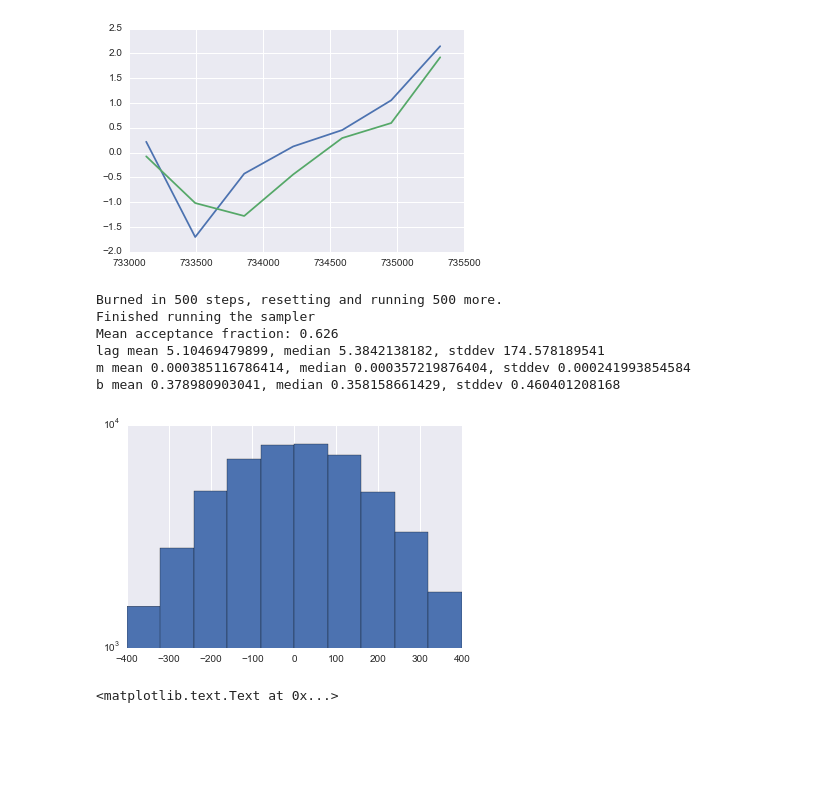
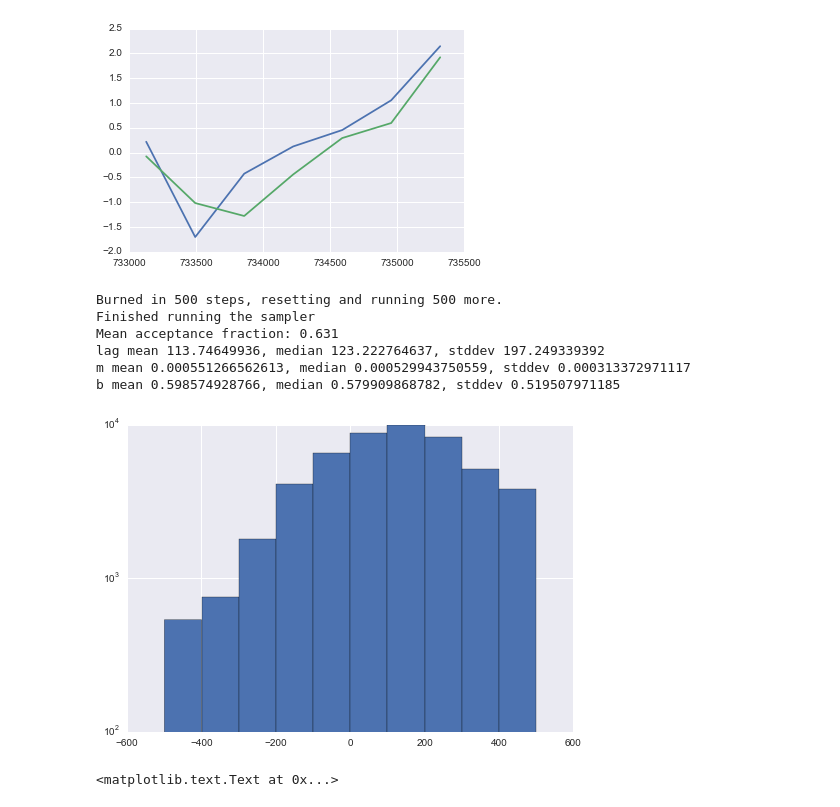
Before and after one commit to ahbauer/insight, a Jupyter notebook: notebooks/H1B.ipynb, the cells around one changed output. Saved outputs shown, nothing was run; the diff lists cells and outputs as text; code cells hidden in the pictures; blank space fills up the shorter version.

```diff
--- a/notebooks/H1B.ipynb
+++ b/notebooks/H1B.ipynb
@@ -270,12 +294,14 @@ def lnlike(params, t_e, economy, t_h, h1b, fit_line):
         b=0
     econ_shifted = np.interp(t_h, t_e+lag, economy+(m*t_e + b))
     chi2 = np.sum((econ_shifted-h1b)**2)
+    if np.isnan(chi2):
+        return -np.inf
     return -0.5*chi2
 
 def lnprob(params, t_e, economy, t_h, h1b, fit_line):
     lp = 0. #lnprior_v(theta)
     [lag, m, b] = params
-    if lag < -400.0 or lag > 400.0 or m < 0.:
+    if lag < -500.0 or lag > 500.0 or m < 0.:
         return -np.inf
     return lp + lnlike(params, t_e, economy, t_h, h1b, fit_line)
 
@@ -304,20 +330,20 @@ def find_lag(input_series, fit_line=True): # input by year is good
     bs = samples[:,2]
     return lags, ms, bs
 # %%
-lags, ms, bs = find_lag(sp500_year)
+lags, ms, bs = find_lag(sp500_year['2005-01':])
 print 'lag mean {0}, median {1}, stddev {2}'.format(np.mean(lags),np.median(lags),np.std(lags))
 print 'm mean {0}, median {1}, stddev {2}'.format(np.mean(ms),np.median(ms),np.std(ms))
 print 'b mean {0}, median {1}, stddev {2}'.format(np.mean(bs),np.median(bs),np.std(bs))
 plt.hist(lags)
 plt.yscale('log', nonposy='clip')
 # %% [output]
 Burned in 500 steps, resetting and running 500 more.
 Finished running the sampler
-Mean acceptance fraction: 0.626
-lag mean 5.10469479899, median 5.3842138182, stddev 174.578189541
-m mean 0.000385116786414, median 0.000357219876404, stddev 0.000241993854584
-b mean 0.378980903041, median 0.358158661429, stddev 0.460401208168
+Mean acceptance fraction: 0.631
+lag mean 113.74649936, median 123.222764637, stddev 197.249339392
+m mean 0.000551266562613, median 0.000529943750559, stddev 0.000313372971117
+b mean 0.598574928766, median 0.579909868782, stddev 0.519507971185
-[figure, old version]
+[figure, new version]
 # %%
 fig = plt.figure(figsize=(10,8))
 sp500_series = sp500_series.sort_index()
```
Also changed, not shown: parts of 24 cells of this notebook, 1 other file.
